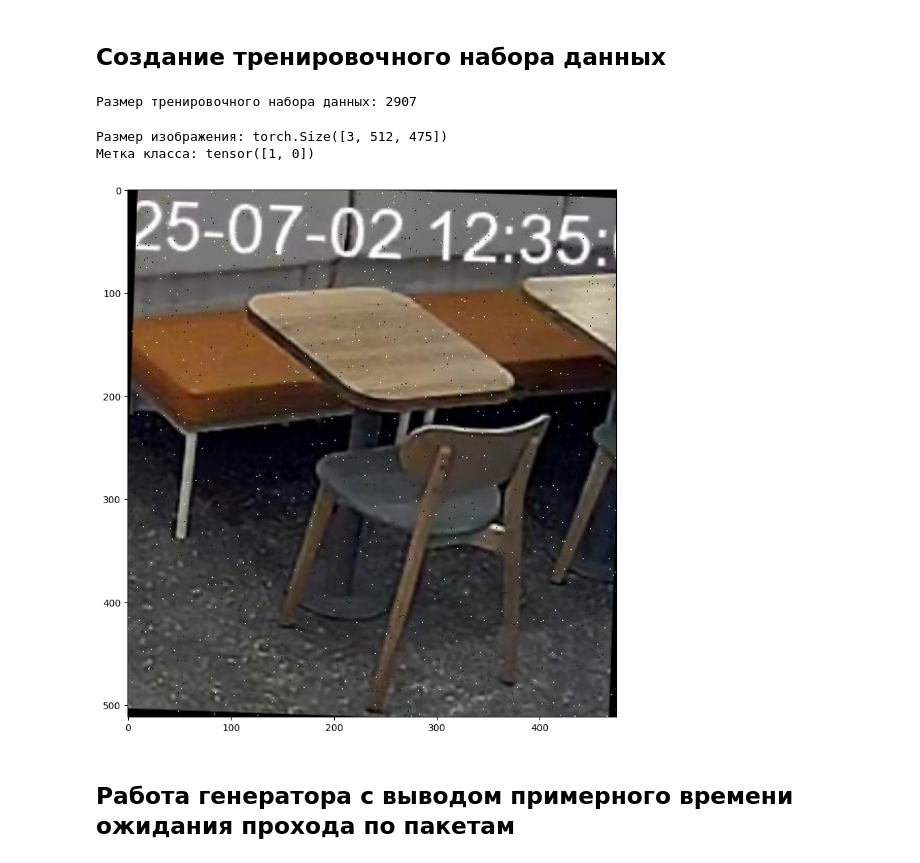
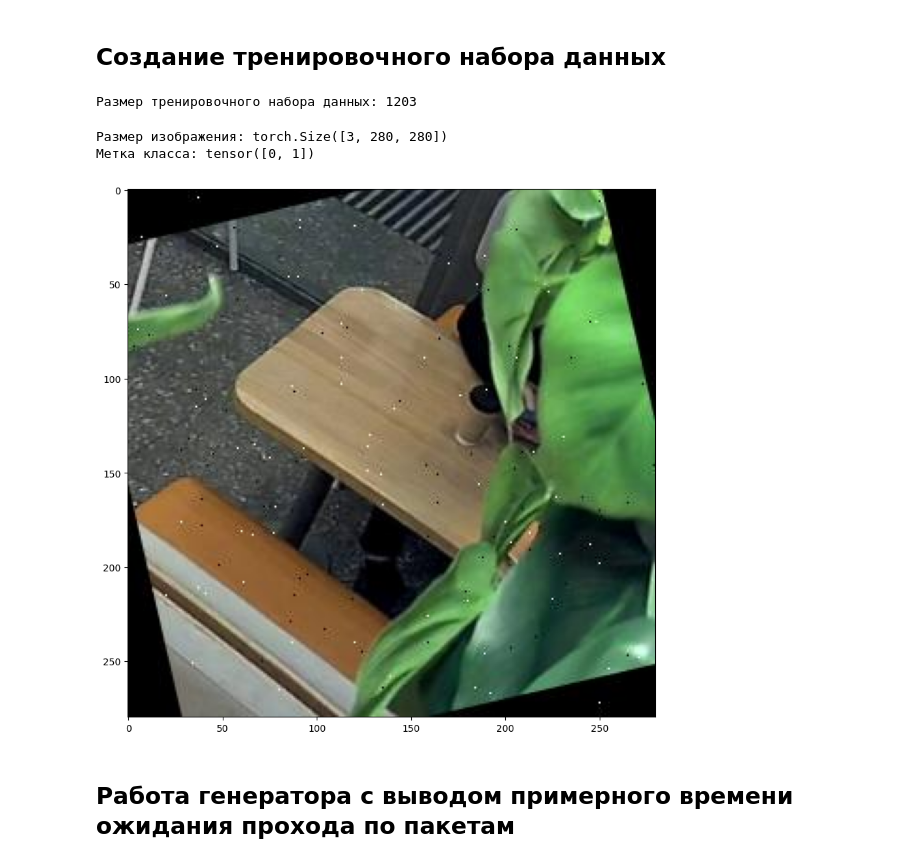
Before and after one commit to Impohimoza/table_classification, a Jupyter notebook: work_with_data.ipynb, the cells around one changed output. Cells and saved outputs as stored; diff of their text form; code cells hidden in the pictures.

```diff
--- a/work_with_data.ipynb
+++ b/work_with_data.ipynb
@@ -36,24 +36,24 @@ Text(0.5, 1.0, 'Чистый стол')
 ## Создание тренировочного набора данных
 # %%
 # Создание тренировочного набора данных с шагом 10 для валидации
-data = TableDataset(val_stride=10, isValSet_bool=False)
+data = TableDataset(val_stride=0, isValSet_bool=False)
 
 print(f"Размер тренировочного набора данных: {len(data)}")
 # %% [output]
-Размер тренировочного набора данных: 2907
+Размер тренировочного набора данных: 1203
 # %%
 # Получение изображения и метки класса из набора
-img_t, target = data[25]
+img_t, target = data[0]
 
 print(f'Размер изображения: {img_t.shape}')
 plt.figure(figsize=(10, 10))
 plt.imshow(img_t.permute(1, 2, 0))
 
 print(f"Метка класса: {target}")
 # %% [output]
-Размер изображения: torch.Size([3, 512, 475])
-Метка класса: tensor([1, 0])
+Размер изображения: torch.Size([3, 280, 280])
+Метка класса: tensor([0, 1])
-[figure, old version]
+[figure, new version]
 # %% [markdown]
 ## Работа генератора с выводом примерного времени ожидания прохода по пакетам
 # %%
```
Also changed, not shown: parts of 18 cells of this notebook, 6 other files.
